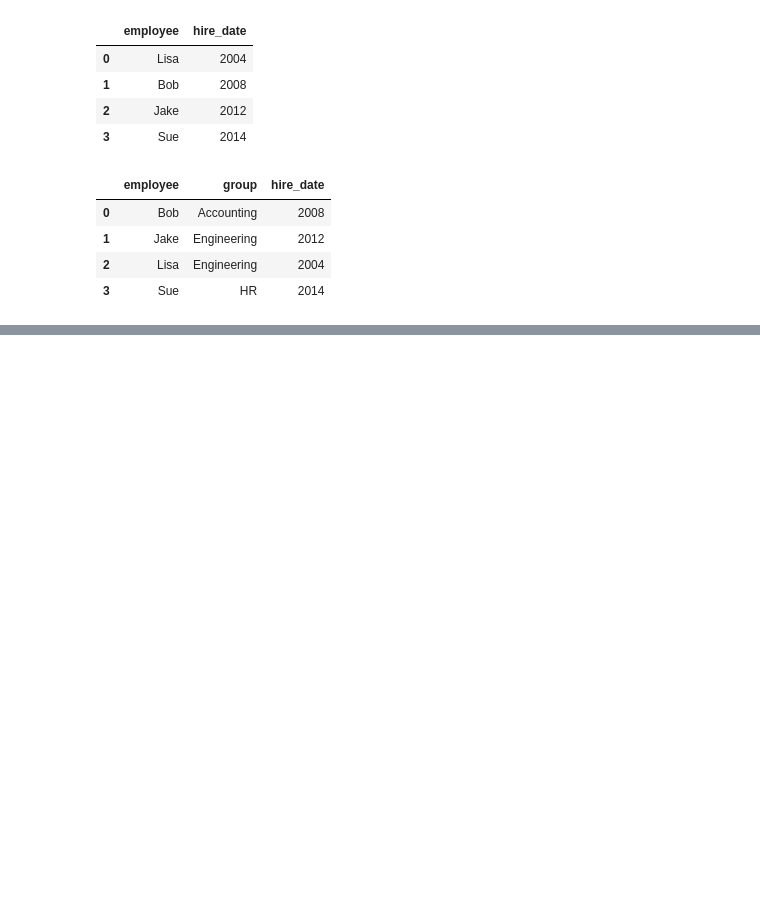
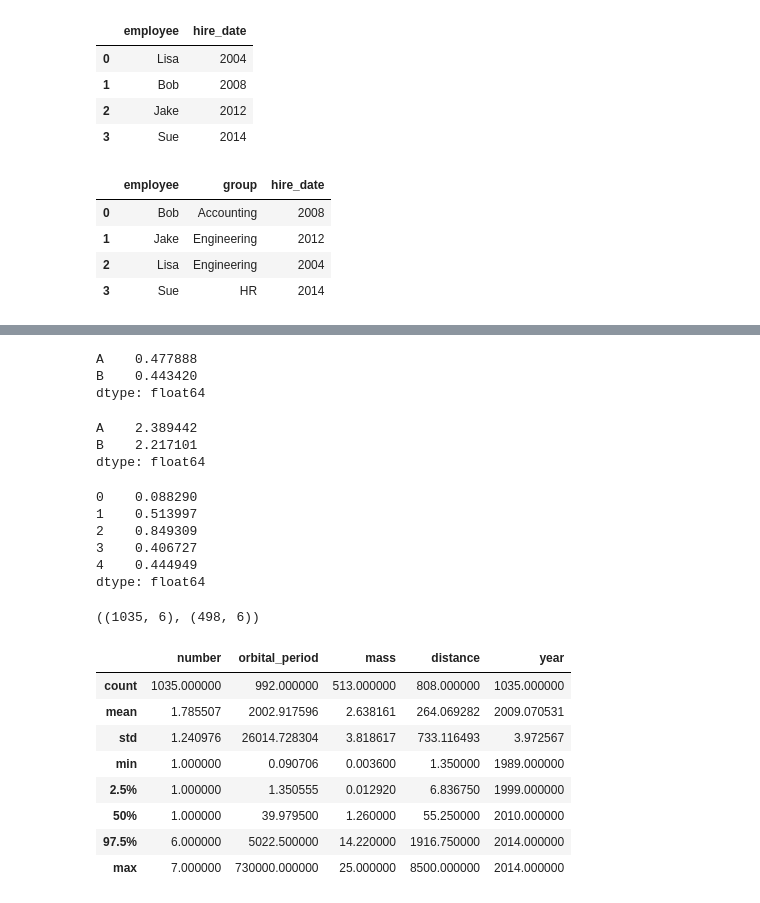
Before and after one commit to Xingchen-Yu/Python_machine_learning, a Jupyter notebook: code/Pandas.ipynb, the cells around one changed output, grey strips where cells are left out. Drawn from its saved outputs; the diff is of its cells as text; code cells hidden in the pictures; blank space fills up the shorter version.

```diff
--- a/code/Pandas.ipynb
+++ b/code/Pandas.ipynb
@@ -1638,0 +2216,37 @@ df3
+# %%
+df.mean()
+# %% [output]
+A    0.477888
+B    0.443420
+dtype: float64
+# %%
+df.sum()
+# %% [output]
+A    2.389442
+B    2.217101
+dtype: float64
+# %%
+df.mean(axis=1)
+# %% [output]
+0    0.088290
+1    0.513997
+2    0.849309
+3    0.406727
+4    0.444949
+dtype: float64
+# %%
+planets.shape,planets.dropna().shape
+# %% [output]
+((1035, 6), (498, 6))
+# %%
+planets.describe(percentiles=[0.025,0.5,0.975])
+# %% [output]
+|  | number | orbital_period | mass | distance | year |
+| count | 1035.000000 | 992.000000 | 513.000000 | 808.000000 | 1035.000000 |
+| mean | 1.785507 | 2002.917596 | 2.638161 | 264.069282 | 2009.070531 |
+| std | 1.240976 | 26014.728304 | 3.818617 | 733.116493 | 3.972567 |
+| min | 1.000000 | 0.090706 | 0.003600 | 1.350000 | 1989.000000 |
+| 2.5% | 1.000000 | 1.350555 | 0.012920 | 6.836750 | 1999.000000 |
+| 50% | 1.000000 | 39.979500 | 1.260000 | 55.250000 | 2010.000000 |
+| 97.5% | 6.000000 | 5022.500000 | 14.220000 | 1916.750000 | 2014.000000 |
+| max | 7.000000 | 730000.000000 | 25.000000 | 8500.000000 | 2014.000000 |
```
Also changed, not shown: parts of 76 cells of this notebook, 3 other files.
